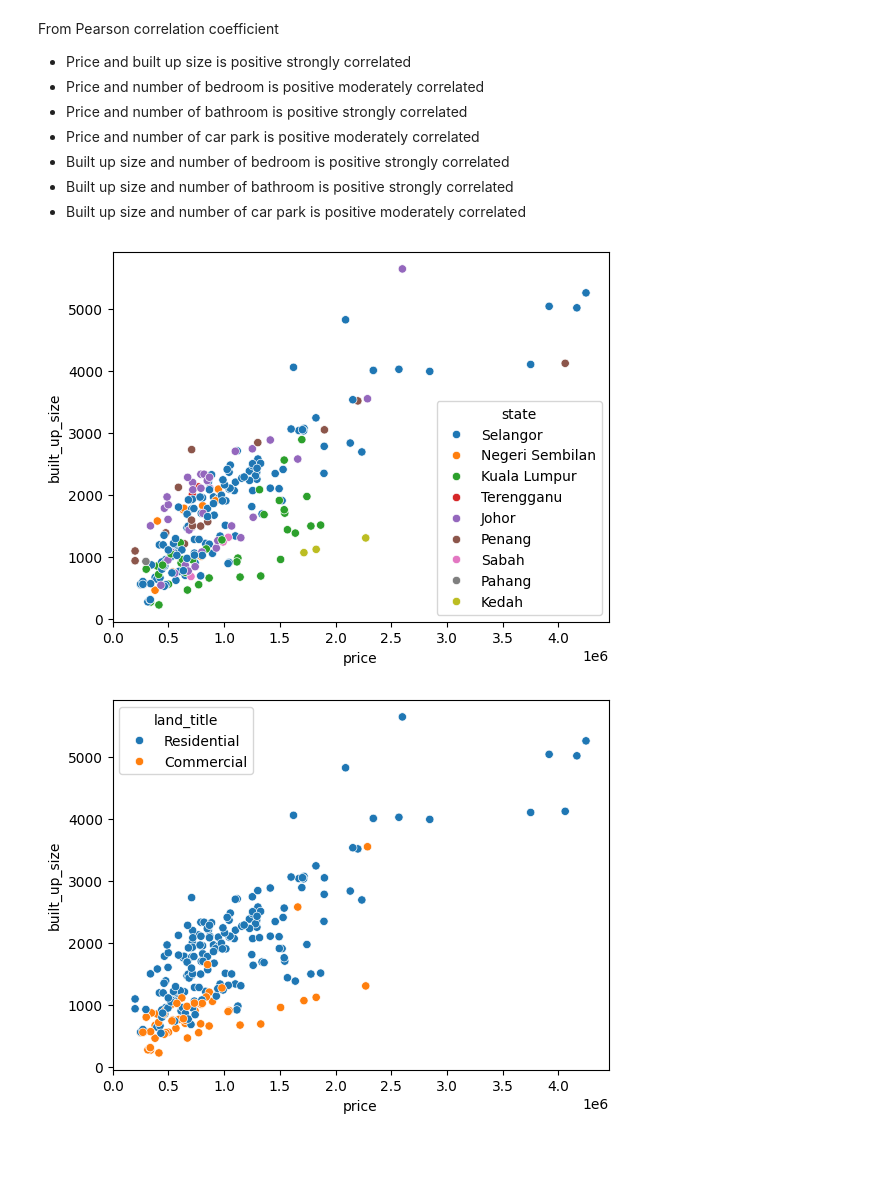
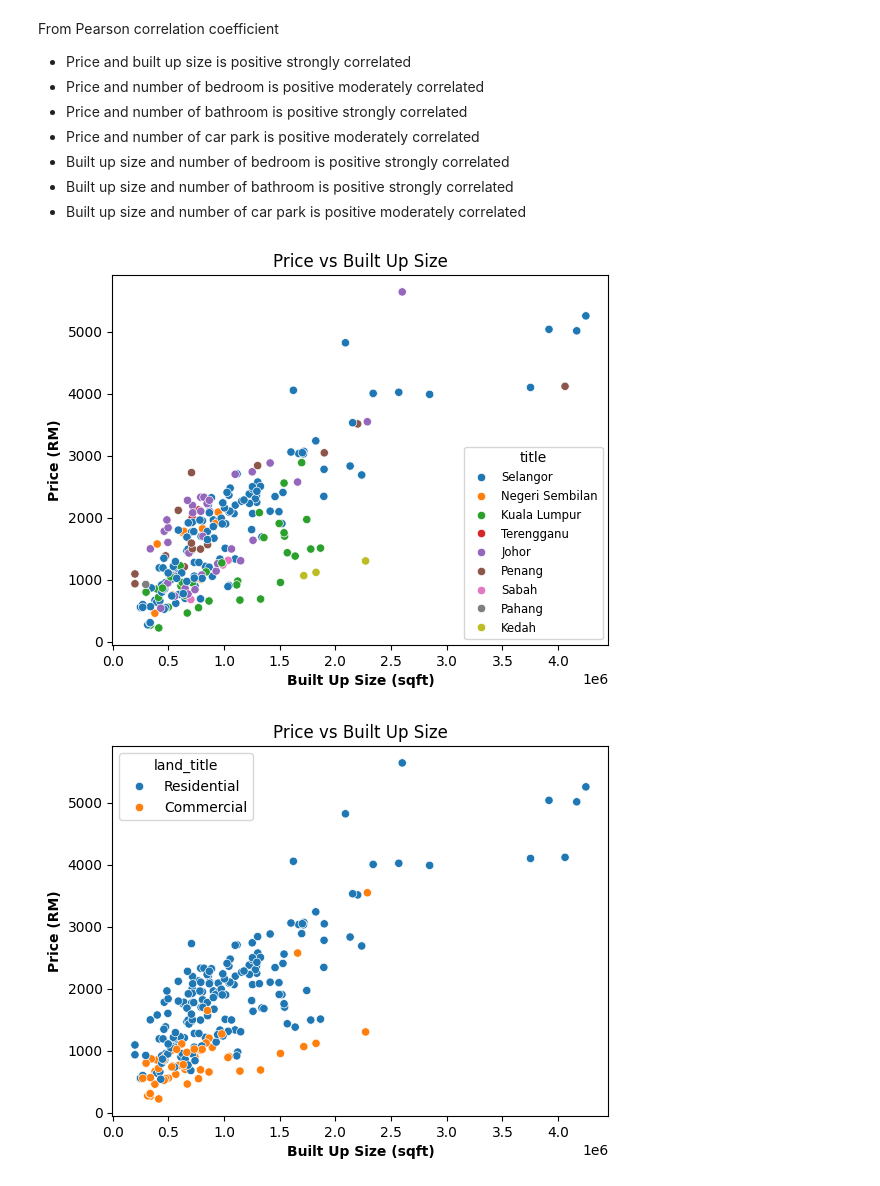
Before and after one commit to Bsting/fc_aps_mini_project_1, a Jupyter notebook: eda/iproperty_eda.ipynb, the cells around one changed output. Cells and saved outputs as stored; diff of their text form; code cells hidden in the pictures; blank space fills up the shorter version.

```diff
--- a/eda/iproperty_eda.ipynb
+++ b/eda/iproperty_eda.ipynb
@@ -716,13 +716,20 @@ From Pearson correlation coefficient
 - Built up size and number of car park is positive moderately correlated
 # %%
 sns.scatterplot(data=df_house, x='price', y='built_up_size', hue='state')
+plt.xlabel('Built Up Size (sqft)', fontdict={'weight': 'bold'})
+plt.ylabel('Price (RM)', fontdict={'weight': 'bold'})
+plt.title('Price vs Built Up Size')
+plt.legend(title="State",loc=4, fontsize='small', fancybox=True)
 plt.show()
 # %% [output]
-[figure, old version]
+[figure, new version]
 # %%
 sns.scatterplot(data=df_house, x='price', y='built_up_size', hue='land_title')
+plt.xlabel('Built Up Size (sqft)', fontdict={'weight': 'bold'})
+plt.ylabel('Price (RM)', fontdict={'weight': 'bold'})
+plt.title('Price vs Built Up Size')
 plt.show()
 # %% [output]
-[figure, old version]
+[figure, new version]
 # %%
 sns.scatterplot(data=df_house, x='price', y='built_up_size', hue='tenure')
```
Also changed, not shown: parts of 1 cell of this notebook.
